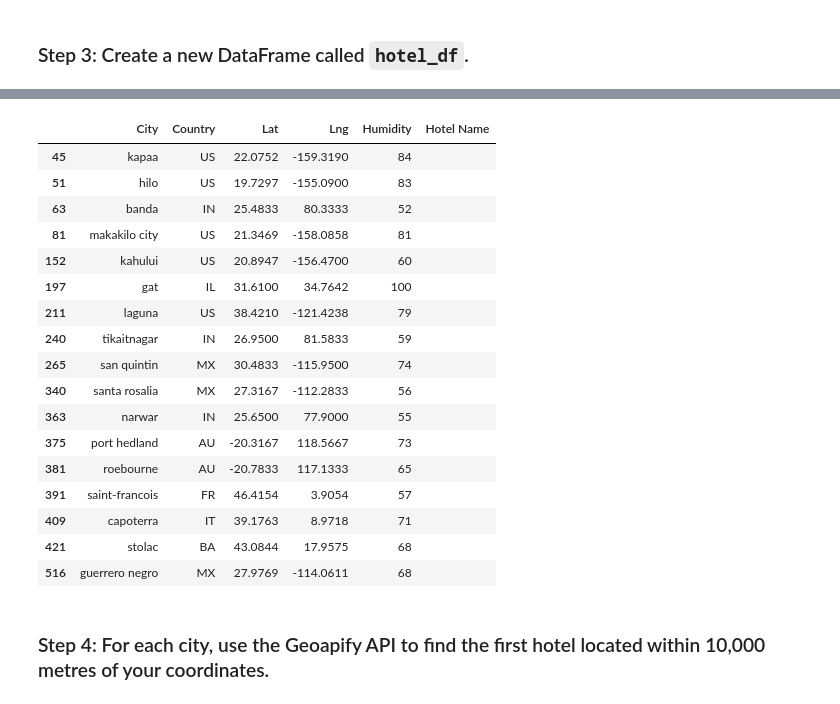
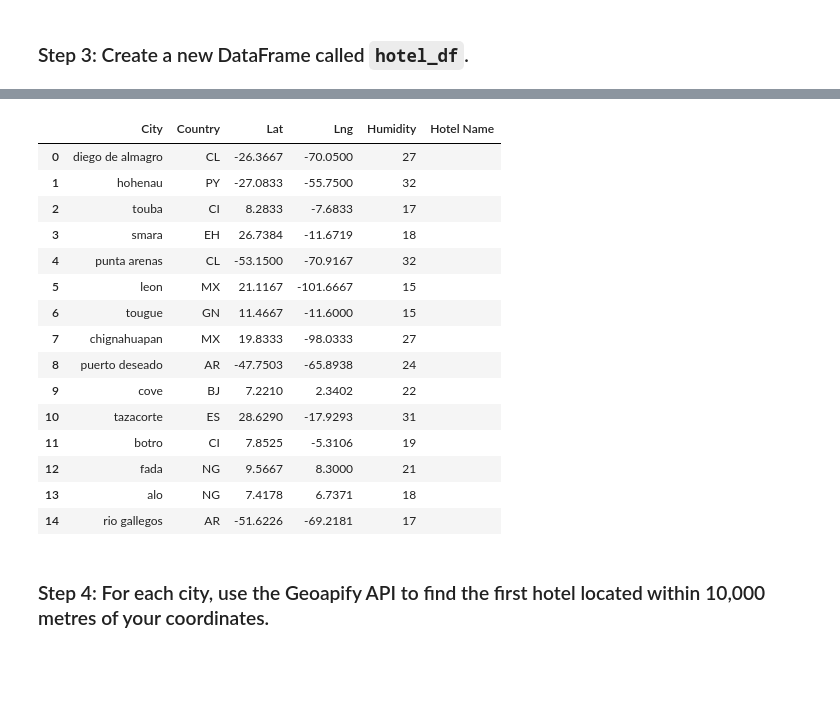
Before and after one commit to byTravis/Module6_API-Challenge, a Jupyter notebook: VacationPy_TravisCook.ipynb, the cells around one changed output, grey strips where cells are left out. Drawn from its saved outputs; the diff is of its cells as text; code cells hidden in the pictures; blank space fills up the shorter version.

```diff
--- a/VacationPy_TravisCook.ipynb
+++ b/VacationPy_TravisCook.ipynb
@@ -55,13 +54,12 @@ all_cities_map
 # %%
 # Drop any rows with null values
 city_data_cleaned = city_data_df.dropna(axis=0, how="any", inplace=False)
-
 
 # Narrow down cities that fit criteria
 # My Criteria
 my_high_temp = 32
 my_low_temp = 20
-my_humid = 30
+my_humid = 35
 my_clouds = 20
 
 my_cities = city_data_cleaned.loc[(city_data_cleaned["Max Temp"] >= my_low_temp) &
@@ -69,10 +67,6 @@ my_cities = city_data_cleaned.loc[(city_data_cleaned["Max Temp"] >= my_low_temp)
                                   (city_data_cleaned["Humidity"] < my_humid) &
                                   (city_data_cleaned["Cloudiness"] < my_clouds),:]
 
-
-
-
-
 # Display sample data
 my_cities.head(20)
 # %% [output]
@@ -94,31 +111,29 @@ my_cities.head(20)
 # %%
 # Use the Pandas copy function to create DataFrame called hotel_df to store the city, country, coordinates, and humidity
-# YOUR CODE HERE
+hotel_df = my_cities[["City", "Country", "Lat", "Lng", "Humidity"]].copy().reset_index(drop=True)
 
 # Add an empty column, "Hotel Name," to the DataFrame so you can store the hotel found using the Geoapify API
-# YOUR CODE HERE
+hotel_df["Hotel Name"] = ""
 
 # Display sample data
-# YOUR CODE HERE
+hotel_df
 # %% [output]
 |  | City | Country | Lat | Lng | Humidity | Hotel Name |
-| 45 | kapaa | US | 22.0752 | -159.3190 | 84 |  |
-| 51 | hilo | US | 19.7297 | -155.0900 | 83 |  |
-| 63 | banda | IN | 25.4833 | 80.3333 | 52 |  |
-| 81 | makakilo city | US | 21.3469 | -158.0858 | 81 |  |
-| 152 | kahului | US | 20.8947 | -156.4700 | 60 |  |
-| 197 | gat | IL | 31.6100 | 34.7642 | 100 |  |
-| 211 | laguna | US | 38.4210 | -121.4238 | 79 |  |
-| 240 | tikaitnagar | IN | 26.9500 | 81.5833 | 59 |  |
-| 265 | san quintin | MX | 30.4833 | -115.9500 | 74 |  |
-| 340 | santa rosalia | MX | 27.3167 | -112.2833 | 56 |  |
-| 363 | narwar | IN | 25.6500 | 77.9000 | 55 |  |
-| 375 | port hedland | AU | -20.3167 | 118.5667 | 73 |  |
-| 381 | roebourne | AU | -20.7833 | 117.1333 | 65 |  |
-| 391 | saint-francois | FR | 46.4154 | 3.9054 | 57 |  |
-| 409 | capoterra | IT | 39.1763 | 8.9718 | 71 |  |
-| 421 | stolac | BA | 43.0844 | 17.9575 | 68 |  |
-| 516 | guerrero negro | MX | 27.9769 | -114.0611 | 68 |  |
+| 0 | diego de almagro | CL | -26.3667 | -70.0500 | 27 |  |
+| 1 | hohenau | PY | -27.0833 | -55.7500 | 32 |  |
+| 2 | touba | CI | 8.2833 | -7.6833 | 17 |  |
+| 3 | smara | EH | 26.7384 | -11.6719 | 18 |  |
+| 4 | punta arenas | CL | -53.1500 | -70.9167 | 32 |  |
+| 5 | leon | MX | 21.1167 | -101.6667 | 15 |  |
+| 6 | tougue | GN | 11.4667 | -11.6000 | 15 |  |
+| 7 | chignahuapan | MX | 19.8333 | -98.0333 | 27 |  |
+| 8 | puerto deseado | AR | -47.7503 | -65.8938 | 24 |  |
+| 9 | cove | BJ | 7.2210 | 2.3402 | 22 |  |
+| 10 | tazacorte | ES | 28.6290 | -17.9293 | 31 |  |
+| 11 | botro | CI | 7.8525 | -5.3106 | 19 |  |
+| 12 | fada | NG | 9.5667 | 8.3000 | 21 |  |
+| 13 | alo | NG | 7.4178 | 6.7371 | 18 |  |
+| 14 | rio gallegos | AR | -51.6226 | -69.2181 | 17 |  |
 # %% [markdown]
 ### Step 4: For each city, use the Geoapify API to find the first hotel located within 10,000 metres of your coordinates.
 # %%
```
Also changed, not shown: parts of 7 cells of this notebook, 2 other files.
